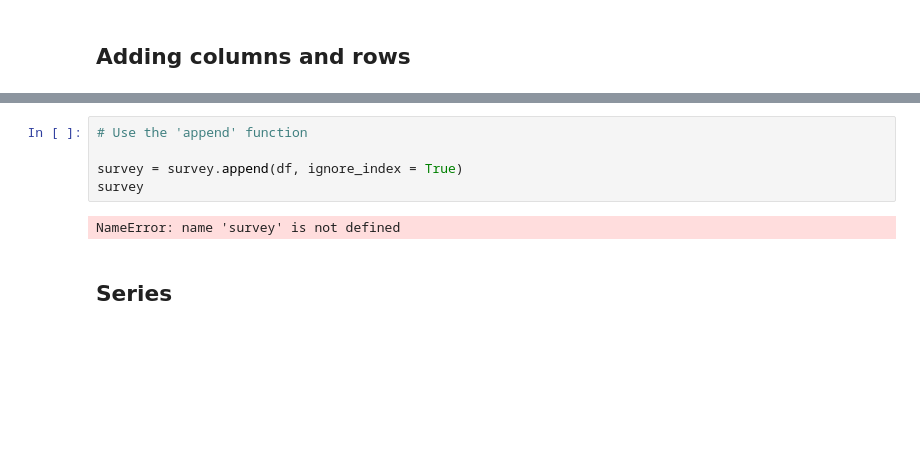
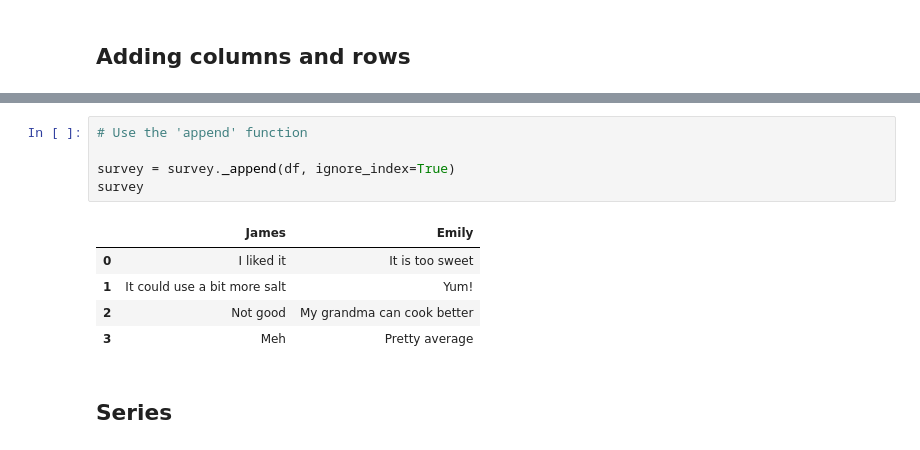
Before and after one commit to rainer-65/GaddisPrograms, a Jupyter notebook: Pandas/pandas tutorial 01.ipynb, the cells around one changed output, grey strips where cells are left out. Cells and saved outputs as stored; diff of their text form; blank space fills up the shorter version.

```diff
--- a/Pandas/pandas tutorial 01.ipynb
+++ b/Pandas/pandas tutorial 01.ipynb
@@ -179,10 +221,14 @@ NameError: name 'pd' is not defined
 # %%
 # Use the 'append' function
 
-survey = survey.append(df, ignore_index = True)
+survey = survey._append(df, ignore_index=True)
 survey
 # %% [output]
-NameError: name 'survey' is not defined
+|  | James | Emily |
+| 0 | I liked it | It is too sweet |
+| 1 | It could use a bit more salt | Yum! |
+| 2 | Not good | My grandma can cook better |
+| 3 | Meh | Pretty average |
 # %% [markdown]
 ## Series
 # %% [markdown]
```
Also changed, not shown: parts of 22 cells of this notebook, 3 other files.
